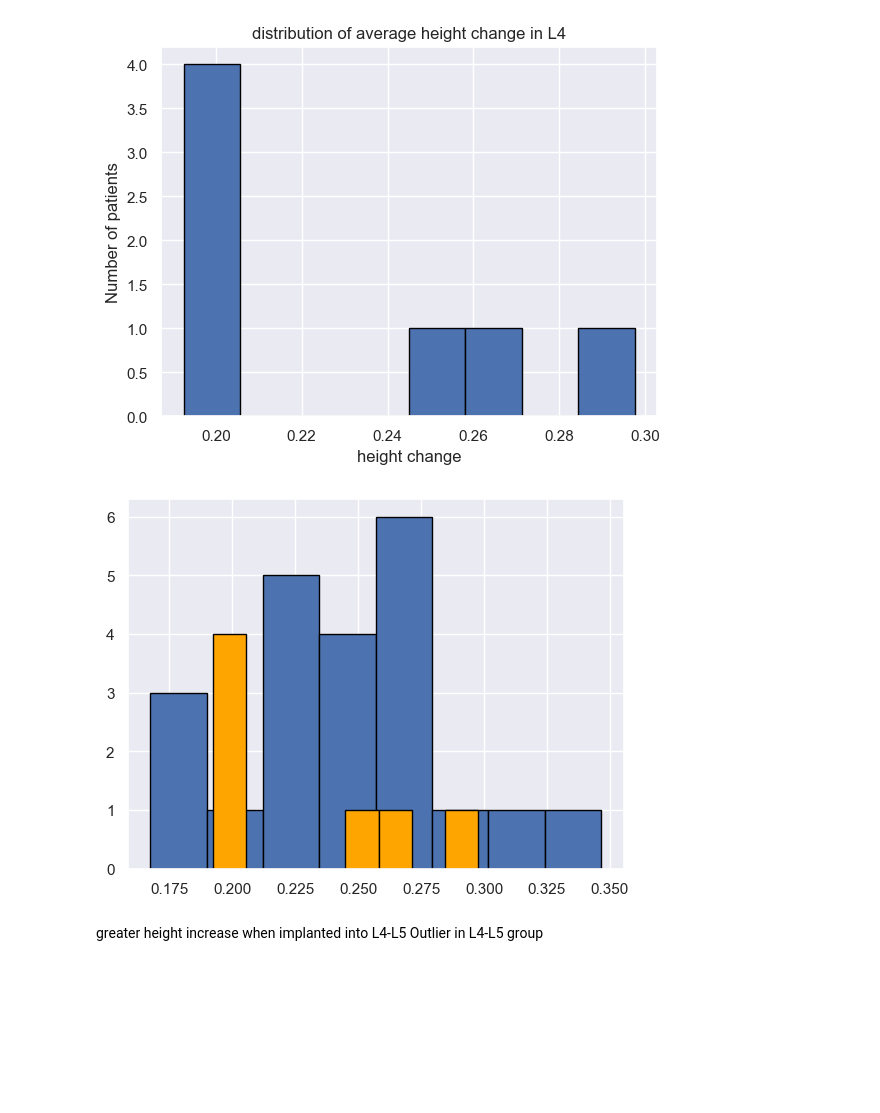
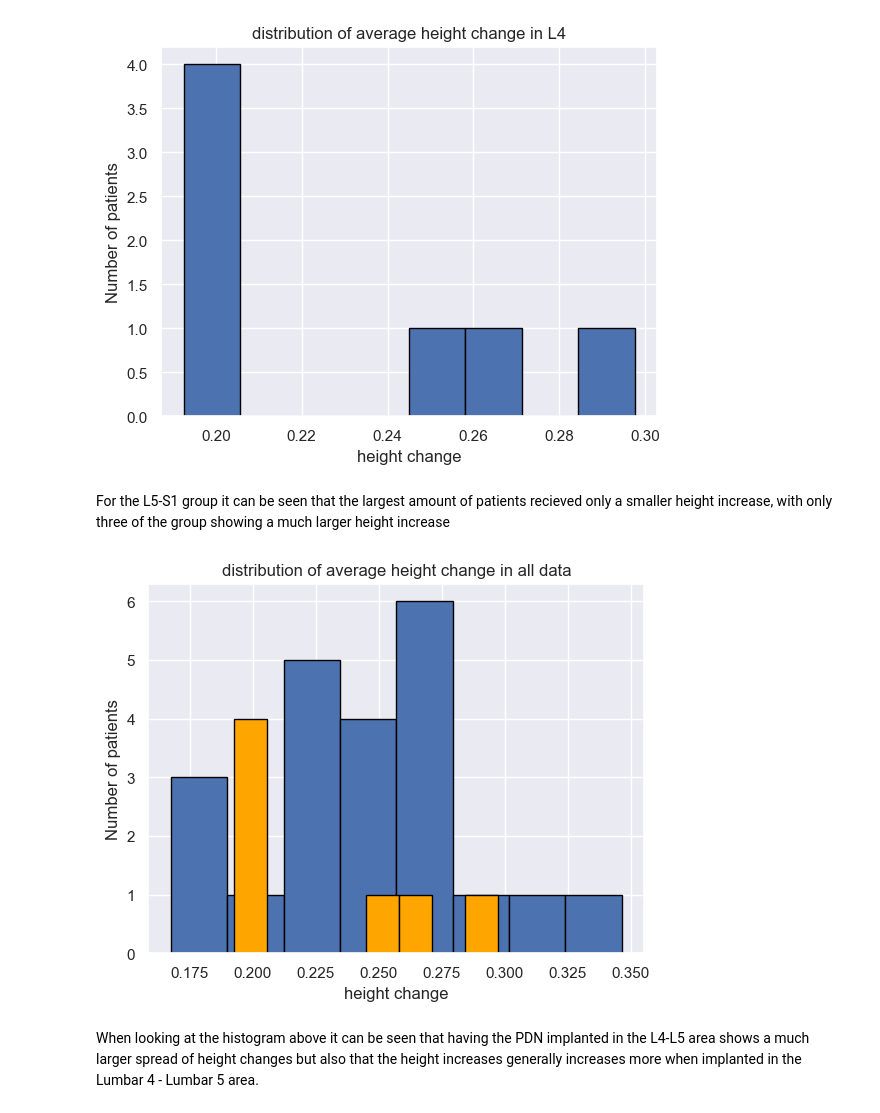
Before and after one commit to JMurd0/PDN-study-, a Jupyter notebook: height_change.ipynb, the cells around one changed output. Cells and saved outputs as stored; diff of their text form; code cells hidden in the pictures; blank space fills up the shorter version.

```diff
--- a/height_change.ipynb
+++ b/height_change.ipynb
@@ -158,14 +160,17 @@ plt.ylabel('Number of patients')
 plt.show()
 # %% [output]
 [figure]
+# %% [markdown]
+For the L5-S1 group it can be seen that the largest amount of patients recieved only a smaller height increase, with only three of the group showing a much larger height increase
 # %%
 # plotting both of the histograms above into a single histogram to view the differences more easily
 plt.hist(AV1, bins = 8, edgecolor = 'black')
 plt.hist(AV2, bins = 8, edgecolor = 'black', color = 'orange')
-
+plt.xlabel('height change')
+plt.ylabel('Number of patients')
+plt.title('distribution of average height change in all data')
 plt.show()
 # %% [output]
-[figure, old version]
+[figure, new version]
-# %% [markdown]
-greater height increase when implanted into L4-L5
-Outlier in L4-L5 group
+# %% [markdown]
+When looking at the histogram above it can be seen that having the PDN implanted in the L4-L5 area shows a much larger spread of height changes but also that the height increases generally increases more when implanted in the Lumbar 4 - Lumbar 5 area.
```
Also changed, not shown: parts of 1 cell of this notebook.
